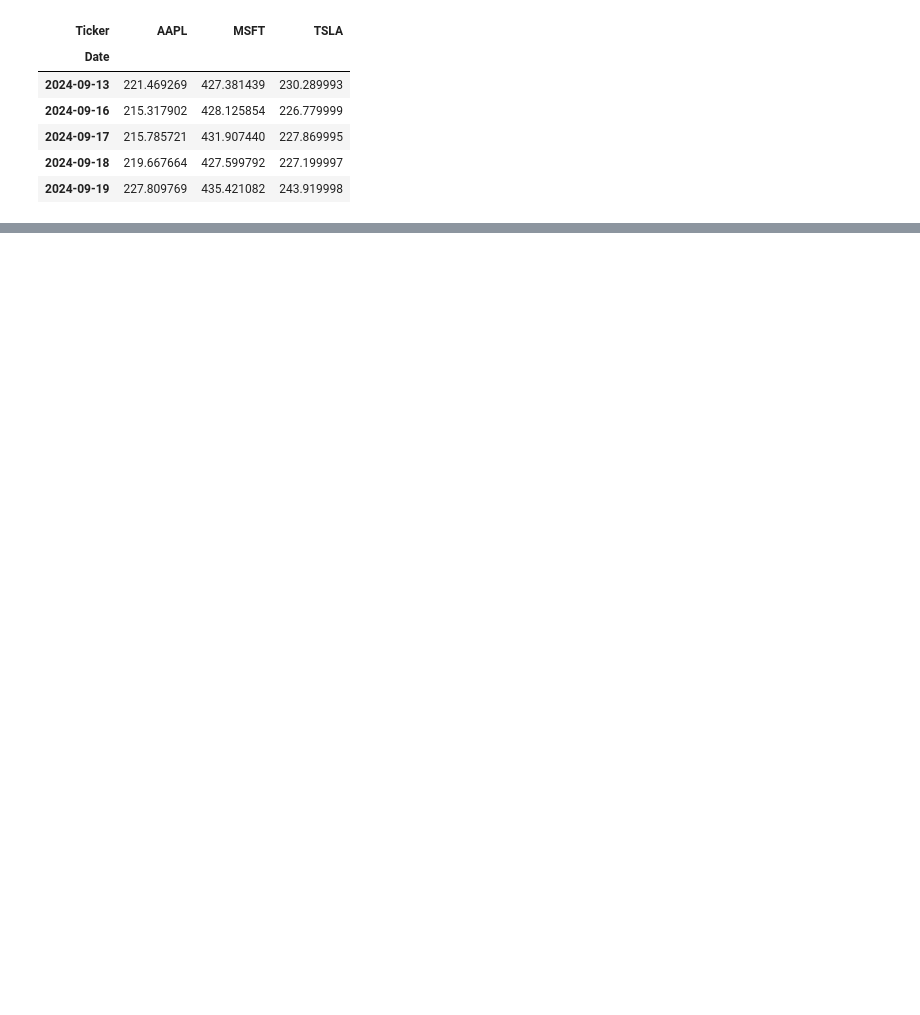
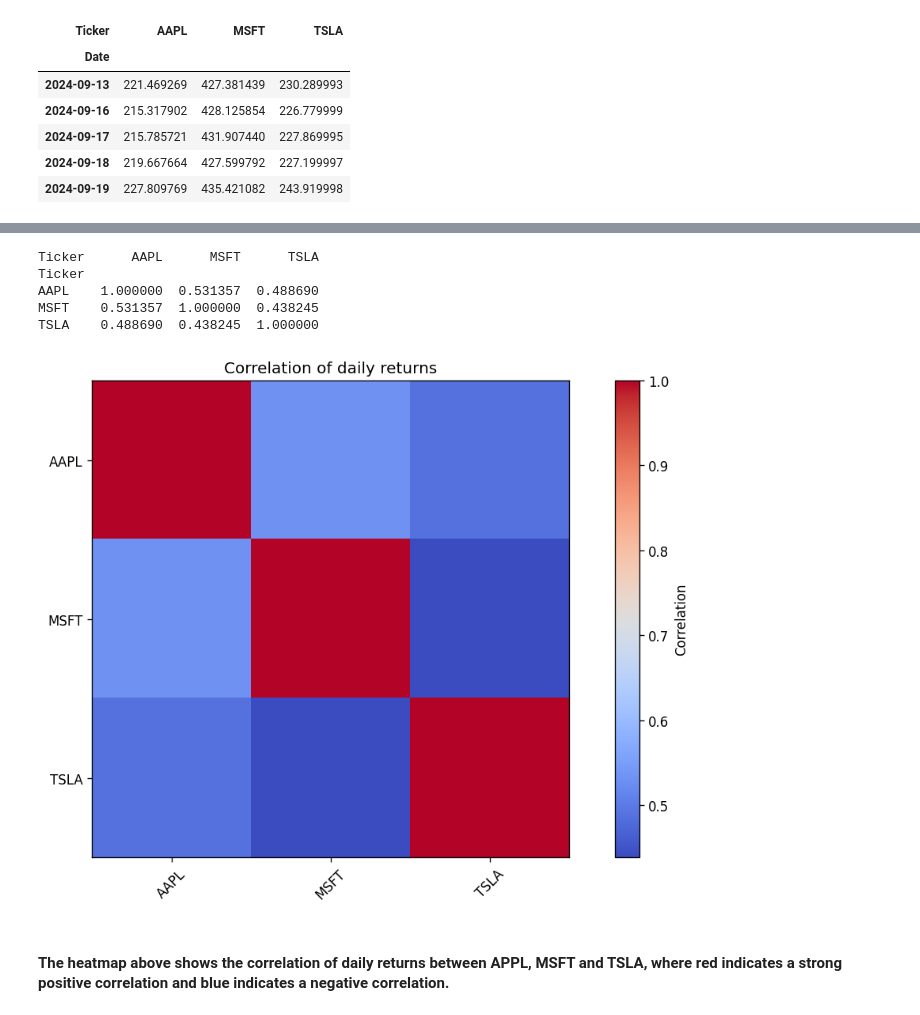
Before and after one commit to dgrabo/stock-market-anaytics, a Jupyter notebook: multi_stock_analysis.ipynb, the cells around one changed output, grey strips where cells are left out. Drawn from its saved outputs; the diff is of its cells as text; code cells hidden in the pictures; blank space fills up the shorter version.

```diff
--- a/multi_stock_analysis.ipynb
+++ b/multi_stock_analysis.ipynb
@@ -34,0 +62,3 @@ prices.head()
+# %%
+returns = prices.pct_change().dropna()
+returns.head()
@@ -34,0 +73,21 @@ prices.head()
+# %%
+corr = returns.corr()
+print(corr)
+# %% [output]
+Ticker      AAPL      MSFT      TSLA
+Ticker
+AAPL    1.000000  0.531357  0.488690
+MSFT    0.531357  1.000000  0.438245
+TSLA    0.488690  0.438245  1.000000
+# %%
+plt.imshow(corr, cmap="coolwarm", interpolation="none")
+plt.colorbar(label="Correlation")
+plt.xticks(range(len(corr)), corr.columns, rotation=45)
+plt.yticks(range(len(corr)), corr.index)
+plt.title("Correlation of daily returns")
+plt.tight_layout()
+plt.show()
+# %% [output]
+[figure, added]
+# %% [markdown]
+#### The heatmap above shows the correlation of daily returns between APPL, MSFT and TSLA, where red indicates a strong positive correlation and blue indicates a negative correlation.
```
Also changed, not shown: parts of 4 cells of this notebook.
